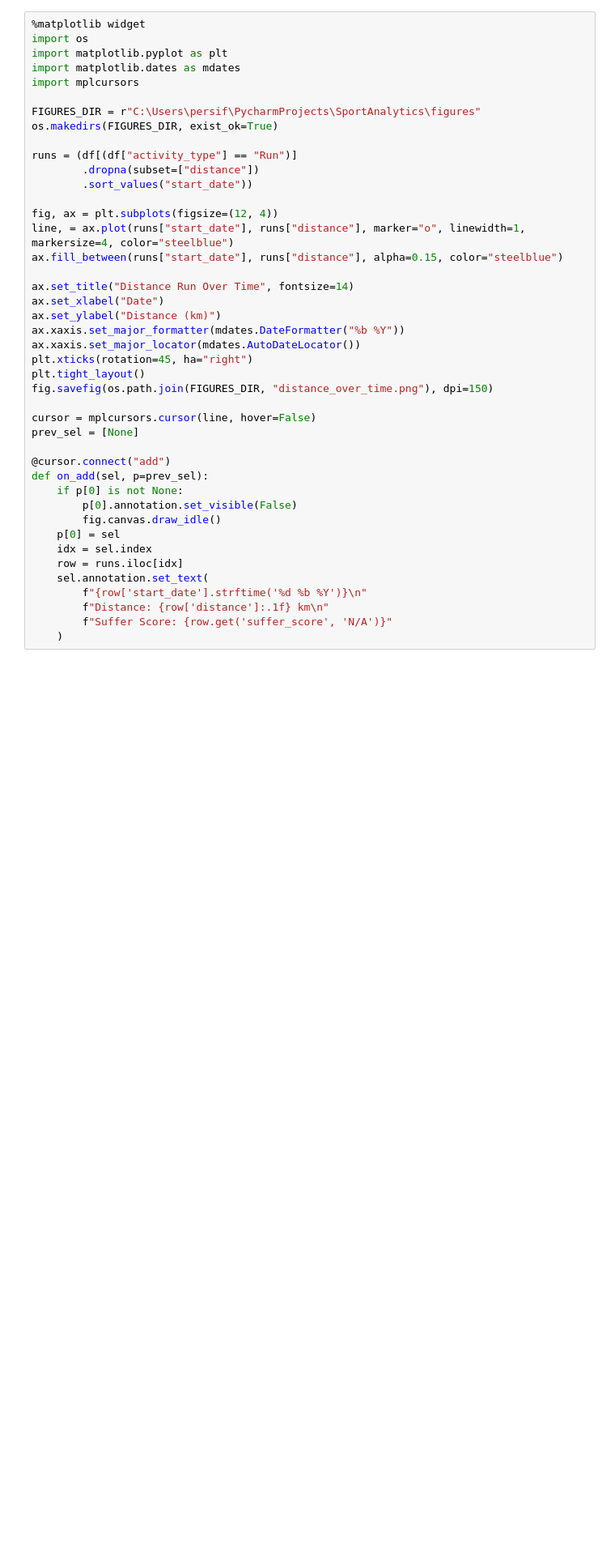
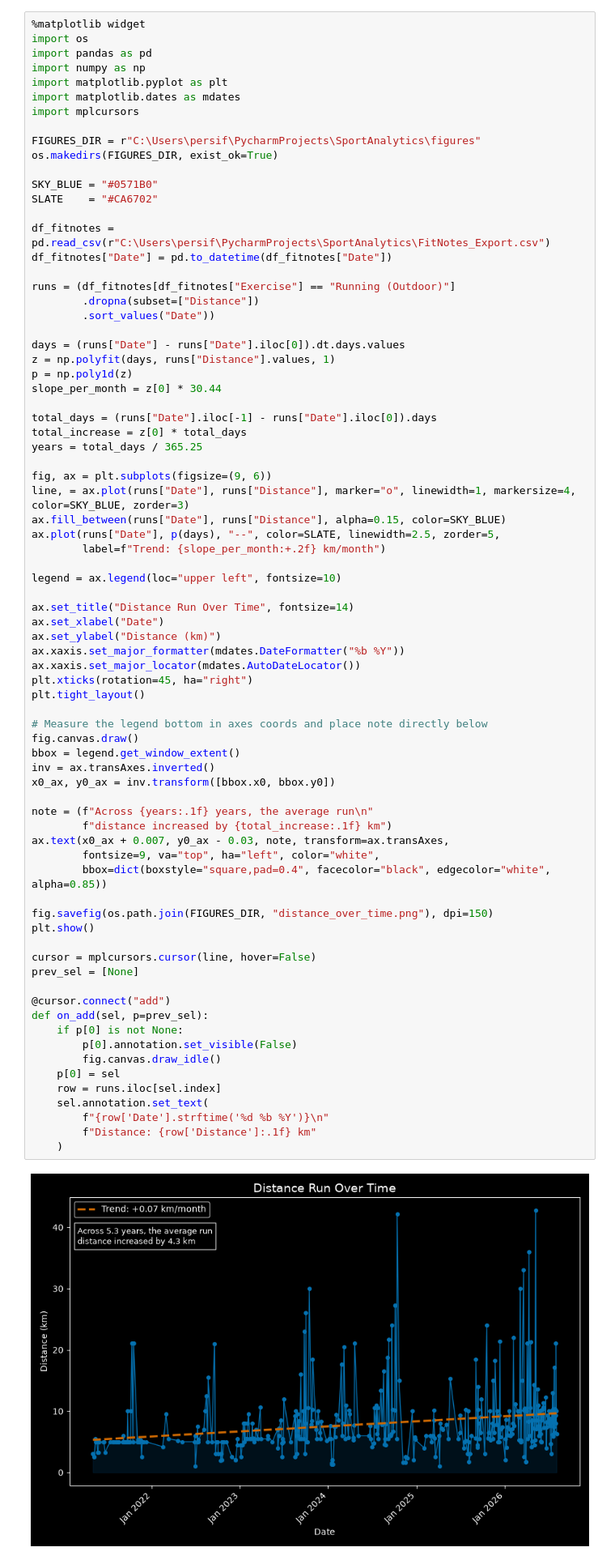
Before and after one commit to PersiFederico/SportAnalytics, a Jupyter notebook: Strava_Analytics.ipynb, the cells around one changed output. Shown at 81% size. Drawn from its saved outputs; the diff is of its cells as text; blank space fills up the shorter version.

```diff
--- a/Strava_Analytics.ipynb
+++ b/Strava_Analytics.ipynb
@@ -80,43 +93,78 @@ Plot various metrics from the Strava activities, such as distance, duration, ele
 # %%
 %matplotlib widget
 import os
+import pandas as pd
+import numpy as np
 import matplotlib.pyplot as plt
 import matplotlib.dates as mdates
 import mplcursors
 
 FIGURES_DIR = r"C:\Users\persif\PycharmProjects\SportAnalytics\figures"
 os.makedirs(FIGURES_DIR, exist_ok=True)
 
-runs = (df[(df["activity_type"] == "Run")]
-        .dropna(subset=["distance"])
-        .sort_values("start_date"))
+SKY_BLUE = "#0571B0"
+SLATE    = "#CA6702"
 
-fig, ax = plt.subplots(figsize=(12, 4))
-line, = ax.plot(runs["start_date"], runs["distance"], marker="o", linewidth=1, markersize=4, color="steelblue")
-ax.fill_between(runs["start_date"], runs["distance"], alpha=0.15, color="steelblue")
+df_fitnotes = pd.read_csv(r"C:\Users\persif\PycharmProjects\SportAnalytics\FitNotes_Export.csv")
+df_fitnotes["Date"] = pd.to_datetime(df_fitnotes["Date"])
+
+runs = (df_fitnotes[df_fitnotes["Exercise"] == "Running (Outdoor)"]
+        .dropna(subset=["Distance"])
+        .sort_values("Date"))
+
+days = (runs["Date"] - runs["Date"].iloc[0]).dt.days.values
+z = np.polyfit(days, runs["Distance"].values, 1)
+p = np.poly1d(z)
+slope_per_month = z[0] * 30.44
+
+total_days = (runs["Date"].iloc[-1] - runs["Date"].iloc[0]).days
+total_increase = z[0] * total_days
+years = total_days / 365.25
+
+fig, ax = plt.subplots(figsize=(9, 6))
+line, = ax.plot(runs["Date"], runs["Distance"], marker="o", linewidth=1, markersize=4, color=SKY_BLUE, zorder=3)
+ax.fill_between(runs["Date"], runs["Distance"], alpha=0.15, color=SKY_BLUE)
+ax.plot(runs["Date"], p(days), "--", color=SLATE, linewidth=2.5, zorder=5,
+        label=f"Trend: {slope_per_month:+.2f} km/month")
+
+legend = ax.legend(loc="upper left", fontsize=10)
 
 ax.set_title("Distance Run Over Time", fontsize=14)
 ax.set_xlabel("Date")
 ax.set_ylabel("Distance (km)")
 ax.xaxis.set_major_formatter(mdates.DateFormatter("%b %Y"))
 ax.xaxis.set_major_locator(mdates.AutoDateLocator())
 plt.xticks(rotation=45, ha="right")
 plt.tight_layout()
+
+# Measure the legend bottom in axes coords and place note directly below
+fig.canvas.draw()
+bbox = legend.get_window_extent()
+inv = ax.transAxes.inverted()
+x0_ax, y0_ax = inv.transform([bbox.x0, bbox.y0])
+
+note = (f"Across {years:.1f} years, the average run\n"
+        f"distance increased by {total_increase:.1f} km")
+ax.text(x0_ax + 0.007, y0_ax - 0.03, note, transform=ax.transAxes,
+        fontsize=9, va="top", ha="left", color="white",
+        bbox=dict(boxstyle="square,pad=0.4", facecolor="black", edgecolor="white", alpha=0.85))
+
 fig.savefig(os.path.join(FIGURES_DIR, "distance_over_time.png"), dpi=150)
+plt.show()
 
 cursor = mplcursors.cursor(line, hover=False)
 prev_sel = [None]
 
 @cursor.connect("add")
 def on_add(sel, p=prev_sel):
     if p[0] is not None:
         p[0].annotation.set_visible(False)
         fig.canvas.draw_idle()
     p[0] = sel
-    idx = sel.index
-    row = runs.iloc[idx]
+    row = runs.iloc[sel.index]
     sel.annotation.set_text(
-        f"{row['start_date'].strftime('%d %b %Y')}\n"
-        f"Distance: {row['distance']:.1f} km\n"
-        f"Suffer Score: {row.get('suffer_score', 'N/A')}"
+        f"{row['Date'].strftime('%d %b %Y')}\n"
+        f"Distance: {row['Distance']:.1f} km"
     )
+# %% [output]
+[figure, added]
```
Also changed, not shown: parts of 12 cells of this notebook.
